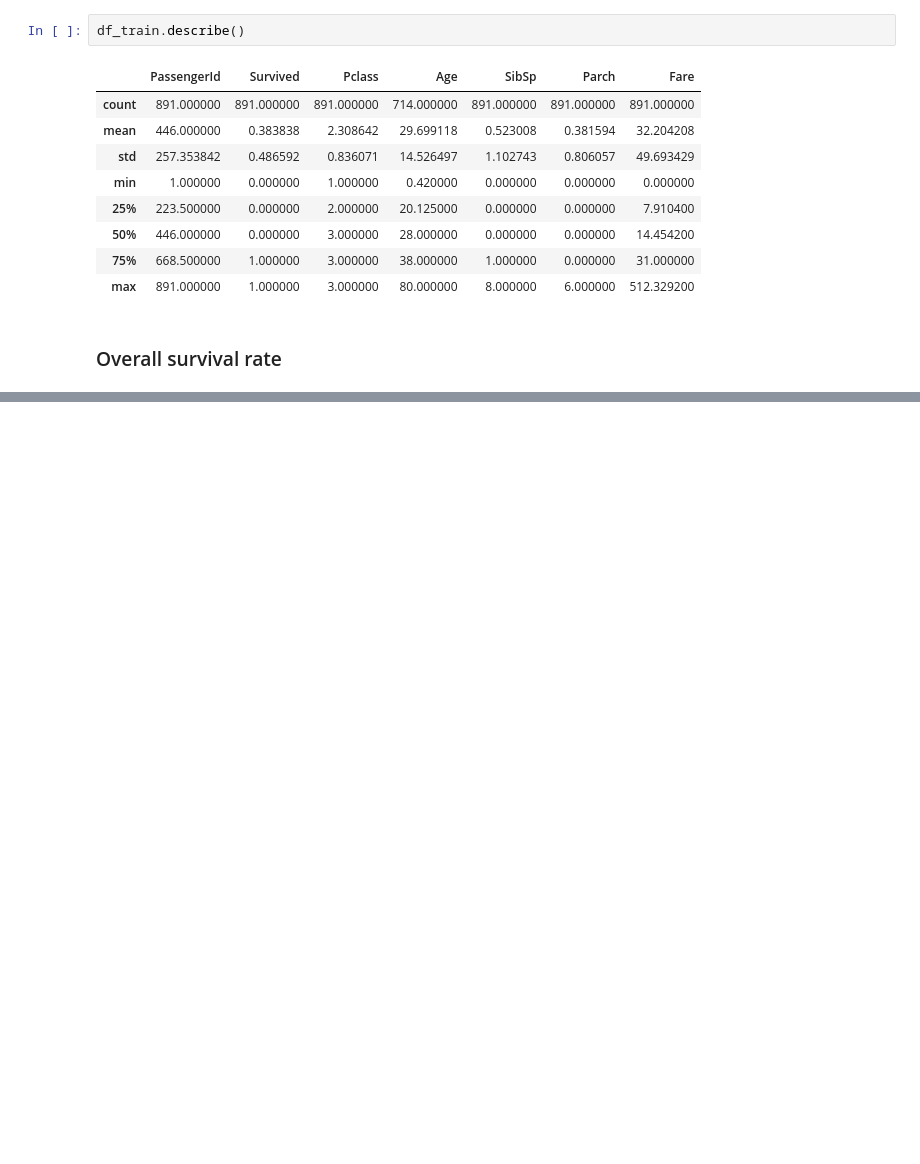
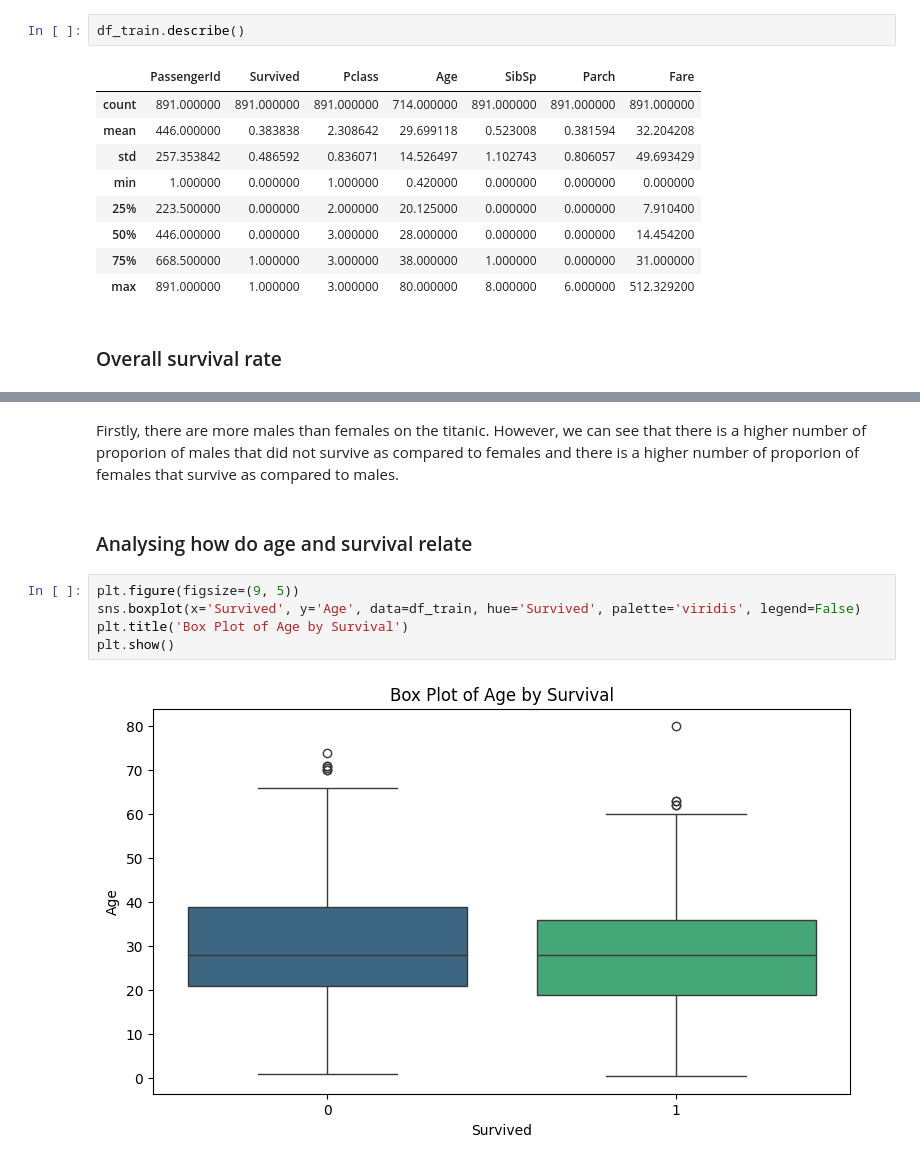
Before and after one commit to cadzchua/SC1015-Mini-Project, a Jupyter notebook: miniproject.ipynb, the cells around one changed output, grey strips where cells are left out. Cells and saved outputs as stored; diff of their text form; blank space fills up the shorter version.

```diff
--- a/miniproject.ipynb
+++ b/miniproject.ipynb
@@ -264,0 +182,11 @@ plt.show()
+# %% [markdown]
+Firstly, there are more males than females on the titanic. However, we can see that there is a higher number of proporion of males that did not survive as compared to females and there is a higher number of proporion of females that survive as compared to males.
+# %% [markdown]
+### Analysing how do age and survival relate
+# %%
+plt.figure(figsize=(9, 5))
+sns.boxplot(x='Survived', y='Age', data=df_train, hue='Survived', palette='viridis', legend=False)
+plt.title('Box Plot of Age by Survival')
+plt.show()
+# %% [output]
+[figure, added]
```
Also changed, not shown: parts of 46 cells of this notebook.
